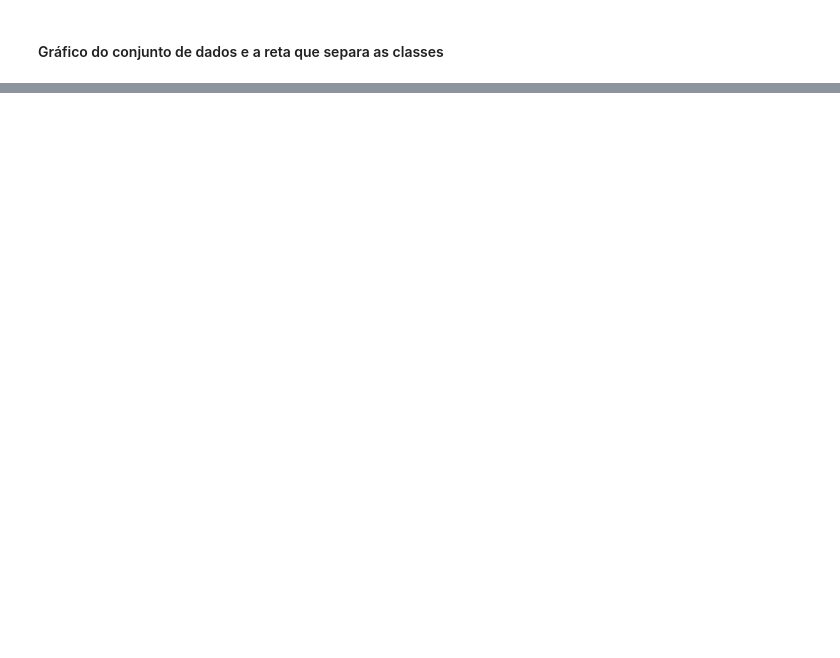
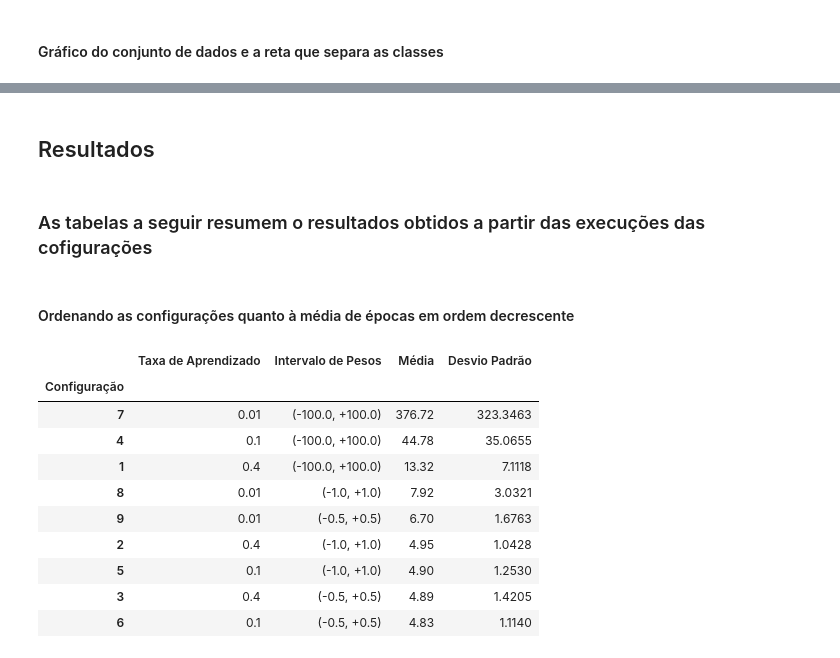
Before and after one commit to userddssilva/Perceptron-PP2-RNA2020.1, a Jupyter notebook: notebooks/Parte 2.ipynb, the cells around one changed output, grey strips where cells are left out. Drawn from its saved outputs; the diff is of its cells as text; code cells hidden in the pictures; blank space fills up the shorter version.

Commit message:
Tabelas com resultados

```diff
--- a/notebooks/Parte 2.ipynb
+++ b/notebooks/Parte 2.ipynb
@@ -736,14 +736,14 @@ for i in range(1, 101, 1):
     epochs = np.append(epochs, number_epochs)
     adjustments = np.append(adjustments, number_adjustments)
 
-config8_epochs_mean = np.round(np.mean(epochs), 4)
-config8_epochs_sd = np.round(np.std(epochs), 4)
-config8_adjusts_mean = np.round(np.mean(adjustments), 4)
-config8_adjusts_sd = np.round(np.std(adjustments), 4)
+c8em = np.round(np.mean(epochs), 4)
+c8esd = np.round(np.std(epochs), 4)
+c8am = np.round(np.mean(adjustments), 4)
+c8asd = np.round(np.std(adjustments), 4)
 
 print("")
-print("Épocas. Média: ", config8_epochs_mean, " Desvio Padrão: ", config8_epochs_sd)
-print("Ajustes. Média: ", config8_adjusts_mean, " Desvio Padrão: ", config8_adjusts_sd)
+print("Épocas. Média: ", c8em, " Desvio Padrão: ", c8esd)
+print("Ajustes. Média: ", c8am, " Desvio Padrão: ", c8asd)
 # %% [output]
         Iteração número  1
 
@@ -830,14 +830,14 @@ for i in range(1, 101, 1):
     epochs = np.append(epochs, number_epochs)
     adjustments = np.append(adjustments, number_adjustments)
 
-config9_epochs_mean = np.round(np.mean(epochs), 4)
-config9_epochs_sd = np.round(np.std(epochs), 4)
-config9_adjusts_mean = np.round(np.mean(adjustments), 4)
-config9_adjusts_sd = np.round(np.std(adjustments), 4)
+c9em = np.round(np.mean(epochs), 4)
+c9esd = np.round(np.std(epochs), 4)
+c9am = np.round(np.mean(adjustments), 4)
+c9asd = np.round(np.std(adjustments), 4)
 
 print("")
-print("Épocas. Média: ", config9_epochs_mean, " Desvio Padrão: ", config9_epochs_sd)
-print("Ajustes. Média: ", config9_adjusts_mean, " Desvio Padrão: ", config9_adjusts_sd)
+print("Épocas. Média: ", c9em, " Desvio Padrão: ", c9esd)
+print("Ajustes. Média: ", c9am, " Desvio Padrão: ", c9asd)
 # %% [output]
         Iteração número  1
 
@@ -907,0 +906,32 @@ plt.show()
+# %% [markdown]
+## Resultados
+# %% [markdown]
+### As tabelas a seguir resumem o resultados obtidos a partir das execuções das cofigurações
+# %% [markdown]
+#### Ordenando as configurações quanto à média de épocas em ordem decrescente
+# %%
+import pandas as pd
+
+epochs_table = {'Configuração' :['1','2','3','4','5','6','7','8','9'],
+                'Taxa de Aprendizado': ['0.4', '0.4', '0.4', '0.1', '0.1', '0.1', '0.01', '0.01', '0.01'],
+                'Intervalo de Pesos':['(-100.0, +100.0)', '(-1.0, +1.0)', '(-0.5, +0.5)',
+                                      '(-100.0, +100.0)', '(-1.0, +1.0)', '(-0.5, +0.5)',
+                                      '(-100.0, +100.0)', '(-1.0, +1.0)', '(-0.5, +0.5)',],
+                'Média': [c1em, c2em, c3em, c4em, c5em, c6em, c7em, c8em, c9em],
+                'Desvio Padrão': [c1esd, c2esd, c3esd, c4esd, c5esd, c6esd, c7esd, c8esd, c9esd]}
+
+epochs_table = pd.DataFrame(epochs_table)
+epochs_table.set_index('Configuração', inplace=True)
+epochs_table.sort_values(by='Média', ascending=False)
+# %% [output]
+|  | Taxa de Aprendizado | Intervalo de Pesos | Média | Desvio Padrão |
+| Configuração |  |  |  |  |
+| 7 | 0.01 | (-100.0, +100.0) | 376.72 | 323.3463 |
+| 4 | 0.1 | (-100.0, +100.0) | 44.78 | 35.0655 |
+| 1 | 0.4 | (-100.0, +100.0) | 13.32 | 7.1118 |
+| 8 | 0.01 | (-1.0, +1.0) | 7.92 | 3.0321 |
+| 9 | 0.01 | (-0.5, +0.5) | 6.70 | 1.6763 |
+| 2 | 0.4 | (-1.0, +1.0) | 4.95 | 1.0428 |
+| 5 | 0.1 | (-1.0, +1.0) | 4.90 | 1.2530 |
+| 3 | 0.4 | (-0.5, +0.5) | 4.89 | 1.4205 |
+| 6 | 0.1 | (-0.5, +0.5) | 4.83 | 1.1140 |
```
Also changed, not shown: parts of 38 cells of this notebook.
